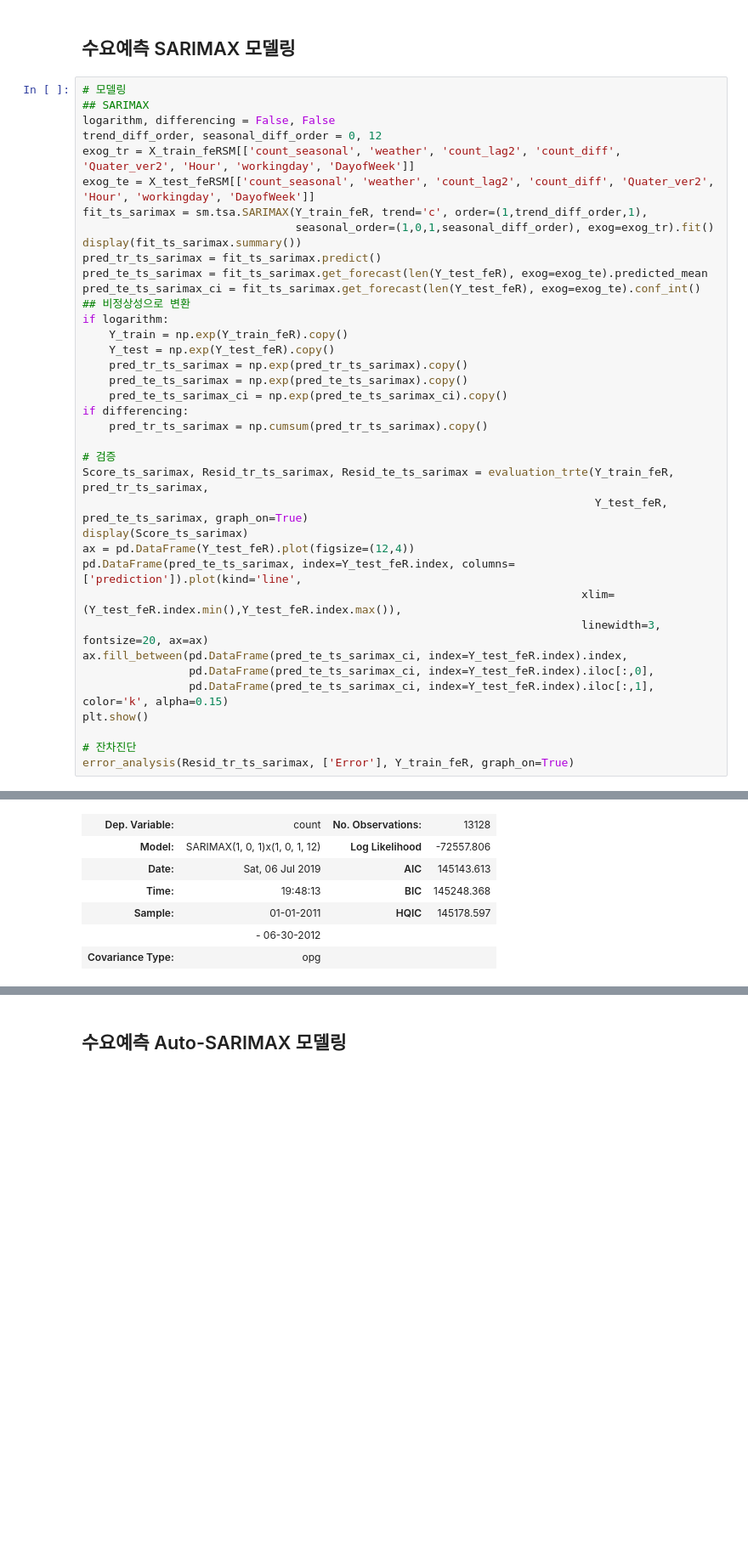
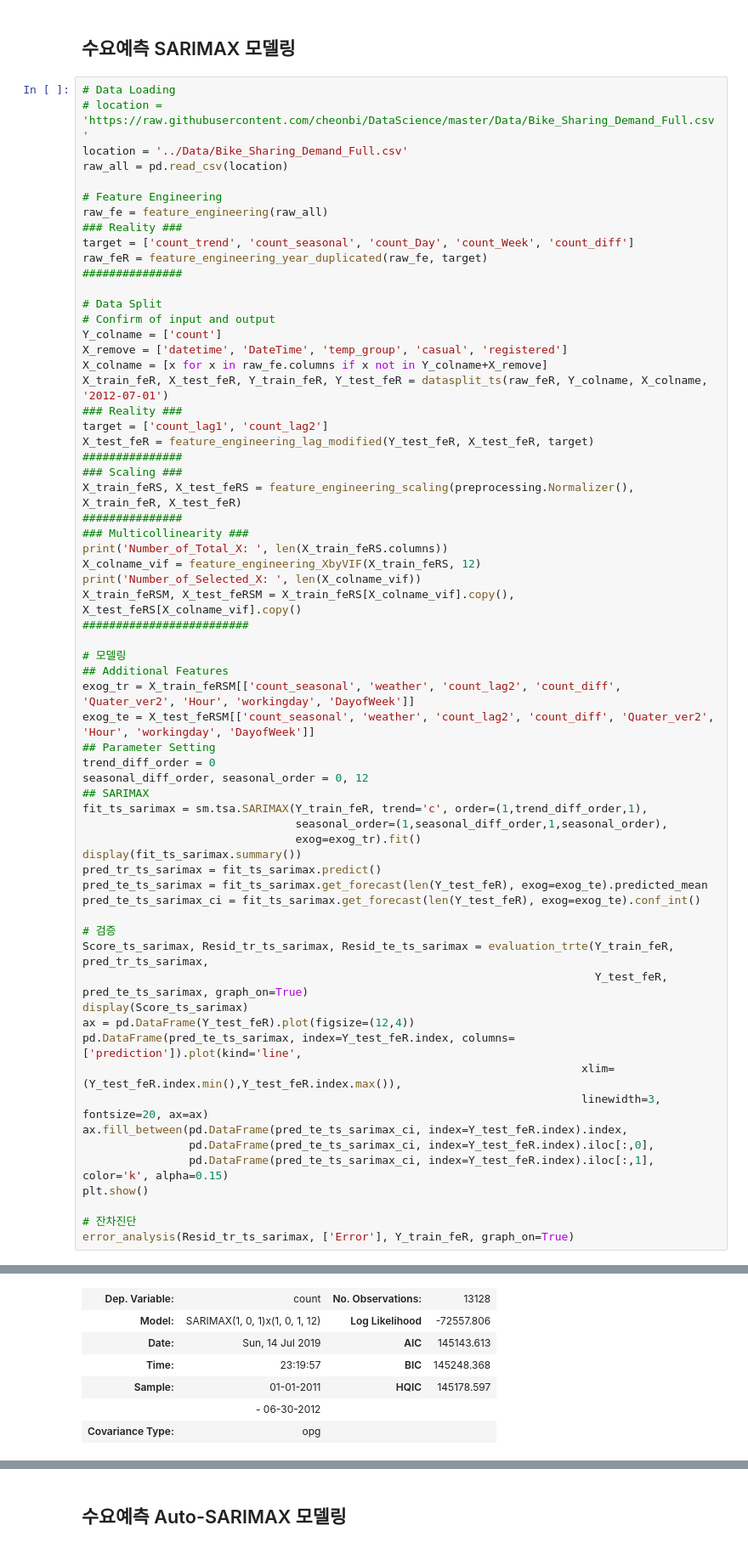
Before and after one commit to heycwkim/TimeSeriesAnalysis, a Jupyter notebook: Shared/Practice6_TimeSeries_Analysis_KK.ipynb, the cells around one changed output, grey strips where cells are left out. Shown at 85% size. Drawn from its saved outputs; the diff is of its cells as text; blank space fills up the shorter version.

```diff
--- a/Shared/Practice6_TimeSeries_Analysis_KK.ipynb
+++ b/Shared/Practice6_TimeSeries_Analysis_KK.ipynb
@@ -202,27 +493,53 @@ Warnings:
 # %% [markdown]
 ## 수요예측 SARIMAX 모델링
 # %%
+# Data Loading
+# location = 'https://raw.githubusercontent.com/cheonbi/DataScience/master/Data/Bike_Sharing_Demand_Full.csv'
+location = '../Data/Bike_Sharing_Demand_Full.csv'
+raw_all = pd.read_csv(location)
+
+# Feature Engineering
+raw_fe = feature_engineering(raw_all)
+### Reality ###
+target = ['count_trend', 'count_seasonal', 'count_Day', 'count_Week', 'count_diff']
+raw_feR = feature_engineering_year_duplicated(raw_fe, target)
+###############
+
+# Data Split
+# Confirm of input and output
+Y_colname = ['count']
+X_remove = ['datetime', 'DateTime', 'temp_group', 'casual', 'registered']
+X_colname = [x for x in raw_fe.columns if x not in Y_colname+X_remove]
+X_train_feR, X_test_feR, Y_train_feR, Y_test_feR = datasplit_ts(raw_feR, Y_colname, X_colname, '2012-07-01')
+### Reality ###
+target = ['count_lag1', 'count_lag2']
+X_test_feR = feature_engineering_lag_modified(Y_test_feR, X_test_feR, target)
+###############
+### Scaling ###
+X_train_feRS, X_test_feRS = feature_engineering_scaling(preprocessing.Normalizer(), X_train_feR, X_test_feR)
+###############
+### Multicollinearity ###
+print('Number_of_Total_X: ', len(X_train_feRS.columns))
+X_colname_vif = feature_engineering_XbyVIF(X_train_feRS, 12)
+print('Number_of_Selected_X: ', len(X_colname_vif))
+X_train_feRSM, X_test_feRSM = X_train_feRS[X_colname_vif].copy(), X_test_feRS[X_colname_vif].copy()
+#########################
+
 # 모델링
-## SARIMAX
-logarithm, differencing = False, False
-trend_diff_order, seasonal_diff_order = 0, 12
+## Additional Features
 exog_tr = X_train_feRSM[['count_seasonal', 'weather', 'count_lag2', 'count_diff', 'Quater_ver2', 'Hour', 'workingday', 'DayofWeek']]
 exog_te = X_test_feRSM[['count_seasonal', 'weather', 'count_lag2', 'count_diff', 'Quater_ver2', 'Hour', 'workingday', 'DayofWeek']]
+## Parameter Setting
+trend_diff_order = 0
+seasonal_diff_order, seasonal_order = 0, 12
+## SARIMAX
 fit_ts_sarimax = sm.tsa.SARIMAX(Y_train_feR, trend='c', order=(1,trend_diff_order,1),
-                                seasonal_order=(1,0,1,seasonal_diff_order), exog=exog_tr).fit()
+                                seasonal_order=(1,seasonal_diff_order,1,seasonal_order),
+                                exog=exog_tr).fit()
 display(fit_ts_sarimax.summary())
 pred_tr_ts_sarimax = fit_ts_sarimax.predict()
 pred_te_ts_sarimax = fit_ts_sarimax.get_forecast(len(Y_test_feR), exog=exog_te).predicted_mean
 pred_te_ts_sarimax_ci = fit_ts_sarimax.get_forecast(len(Y_test_feR), exog=exog_te).conf_int()
-## 비정상성으로 변환
-if logarithm:
-    Y_train = np.exp(Y_train_feR).copy()
-    Y_test = np.exp(Y_test_feR).copy()
-    pred_tr_ts_sarimax = np.exp(pred_tr_ts_sarimax).copy()
-    pred_te_ts_sarimax = np.exp(pred_te_ts_sarimax).copy()
-    pred_te_ts_sarimax_ci = np.exp(pred_te_ts_sarimax_ci).copy()
-if differencing:
-    pred_tr_ts_sarimax = np.cumsum(pred_tr_ts_sarimax).copy()
 
 # 검증
 Score_ts_sarimax, Resid_tr_ts_sarimax, Resid_te_ts_sarimax = evaluation_trte(Y_train_feR, pred_tr_ts_sarimax,
@@ -244,7 +566,7 @@ Statespace Model Results
 | Dep. Variable: | count | No. Observations: | 13128 |
 | Model: | SARIMAX(1, 0, 1)x(1, 0, 1, 12) | Log Likelihood | -72557.806 |
-| Date: | Sat, 06 Jul 2019 | AIC | 145143.613 |
-| Time: | 19:48:13 | BIC | 145248.368 |
+| Date: | Sun, 14 Jul 2019 | AIC | 145143.613 |
+| Time: | 23:19:57 | BIC | 145248.368 |
 | Sample: | 01-01-2011 | HQIC | 145178.597 |
 |  | - 06-30-2012 |  |  |
 | Covariance Type: | opg |  |  |
```
Also changed, not shown: parts of 16 cells of this notebook, 3 other files.
